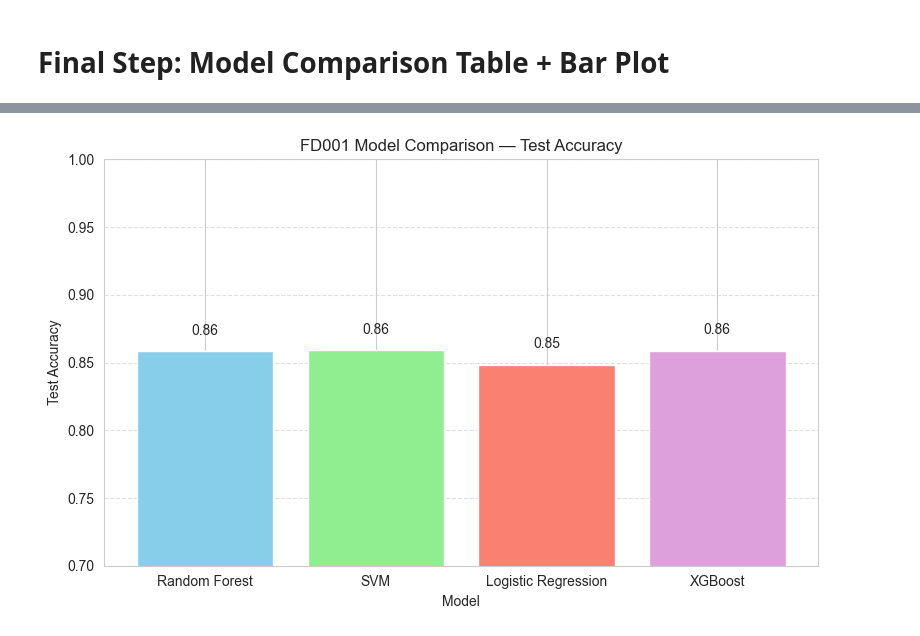
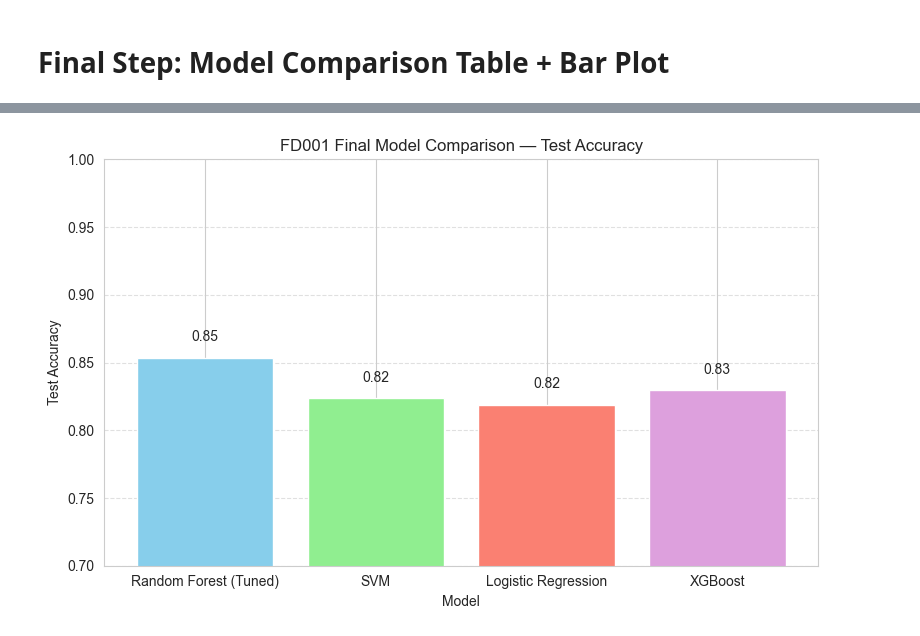
Before and after one commit to sunkenship2025/hybrid-predictive-maintenance, a Jupyter notebook: notebooks/phase3/fd001_classification.ipynb, the cells around one changed output, grey strips where cells are left out. Saved outputs shown, nothing was run; the diff lists cells and outputs as text; code cells hidden in the pictures.

```diff
--- a/notebooks/phase3/fd001_classification.ipynb
+++ b/notebooks/phase3/fd001_classification.ipynb
@@ -267,15 +281,16 @@ Name: count, dtype: int64
 # Step A: Add Rolling Statistics — Feature Engineering (FD001)
 # ============================================================
 
-ROLLING_WINDOW = 5  # Rolling window size (e.g., past 5 time steps)
+# ✅ Rolling statistics capture local trends, improving stage separation
+ROLLING_WINDOW = 5
 
-# ✅ Top 5 variance-based sensors (used across all steps)
-base_features_fd001 = ['sensor_11', 'sensor_12', 'sensor_4', 'sensor_2', 'sensor_21']
+# ✅ Top 5 sensors with highest variance (used throughout FD001 phase)
+top5_sensors_fd001 = ['sensor_11', 'sensor_12', 'sensor_4', 'sensor_2', 'sensor_21']
 
-# ✅ Add rolling mean and std for each base feature
-for sensor in base_features_fd001:
+# ✅ Add rolling mean and std deviation for each selected sensor
+for sensor in top5_sensors_fd001:
     df_fd001[f'{sensor}_roll_mean'] = df_fd001[sensor].rolling(window=ROLLING_WINDOW, min_periods=1).mean()
     df_fd001[f'{sensor}_roll_std'] = df_fd001[sensor].rolling(window=ROLLING_WINDOW, min_periods=1).std().fillna(0)
 
-print("✅ Rolling mean and std features added for selected sensors.")
+print("✅ Rolling mean and std features added for selected FD001 sensors.")
 # %% [output]
@@ -1141,54 +1466,49 @@ Fitting 5 folds for each of 24 candidates, totalling 120 fits
 # %% [markdown]
 # Final Step: Model Comparison Table + Bar Plot
 # %%
-# ============================================================
-# Final Step: Model Comparison Table + Bar Plot (FD001)
-# ============================================================
-
 import pandas as pd
 import matplotlib.pyplot as plt
 import os
 
-# 1. Final Results (Updated: with SMOTE + Rolling)
-model_comparison = {
-    'Model': ['Random Forest', 'SVM', 'Logistic Regression', 'XGBoost'],
+# Define final evaluation results for FD001
+model_comparison_fd001 = {
+    'Model': ['Random Forest (Tuned)', 'SVM', 'Logistic Regression', 'XGBoost'],
     'Train Accuracy': [
-        0.9450,     # RF from tuned with SMOTE + Rolling
-        0.8736,     # SVM with scaled + rolling
-        0.8557,     # LR with scaled + rolling
-        0.9450      # XGBoost with rolling only
+        0.9993,     # RF (Tuned + SMOTE + Rolling)
+        0.8288,     # SVM
+        0.8210,     # Logistic Regression
+        0.8897      # XGBoost
     ],
     'Test Accuracy': [
-        0.8583,     # RF tuned
-        0.8590,     # SVM
-        0.8483,     # LR
-        0.8587      # XGBoost
+        0.8534,     # RF Tuned
+        0.8238,     # SVM
+        0.8190,     # Logistic Regression
+        0.8294      # XGBoost
     ],
     'Mean F1 Macro Score (CV)': [
-        0.8086,     # RF tuned
-        0.8131,     # SVM
-        0.8093,     # LR
-        0.8186      # XGB
+        0.8086,     # RF
+        0.7508,     # SVM
+        0.7499,     # LR
+        0.7428      # XGB
     ]
 }
 
-# 2. Create DataFrame
-df = pd.DataFrame(model_comparison)
-print("✅ Model Comparison Table:\n")
-print(df)
+# Create DataFrame
+df = pd.DataFrame(model_comparison_fd001)
 
-# 3. Create folders if not exist
-report_dir = os.path.join('..', '..', 'report')
-figures_dir = os.path.join('..', '..', 'figures', 'phase3')
+# Create folders relative to current directory
+base_dir = os.path.abspath(os.path.join(os.getcwd(), '..', '..'))
+report_dir = os.path.join(base_dir, 'report')
+figures_dir = os.path.join(base_dir, 'figures', 'phase3')
 os.makedirs(report_dir, exist_ok=True)
 os.makedirs(figures_dir, exist_ok=True)
 
-# 4. Save table
-table_path = os.path.join(report_dir, 'fd001_model_comparison.csv')
+# Save the comparison table
+table_path = os.path.join(report_dir, 'phase3_model_comparison_fd001_final.csv')
 df.to_csv(table_path, index=False)
-print(f"\n✅ Model Comparison Table saved at: {table_path}")
+print(f"\n✅ Model Comparison Table saved at:\n{os.path.abspath(table_path)}")
 
-# 5. Plot: Test Accuracy
+# Bar Plot: Test Accuracy
 plt.figure(figsize=(8, 5))
 colors = ['skyblue', 'lightgreen', 'salmon', 'plum']
 bars = plt.bar(df['Model'], df['Test Accuracy'], color=colors)
@@ -1196,20 +1516,19 @@ bars = plt.bar(df['Model'], df['Test Accuracy'], color=colors)
 # Annotate bars
 for bar in bars:
     height = bar.get_height()
-    plt.text(bar.get_x() + bar.get_width() / 2.0, height + 0.01,
+    plt.text(bar.get_x() + bar.get_width()/2.0, height + 0.01,
              f'{height:.2f}', ha='center', va='bottom')
 
 plt.ylim(0.7, 1.0)
-plt.title('FD001 Model Comparison — Test Accuracy')
+plt.title('FD001 Final Model Comparison — Test Accuracy')
 plt.ylabel('Test Accuracy')
 plt.xlabel('Model')
 plt.grid(axis='y', linestyle='--', alpha=0.6)
 plt.tight_layout()
 
-# 6. Save plot
-plot_path = os.path.join(figures_dir, 'fd001_model_comparison_test_accuracy.png')
+# Save the plot
+plot_path = os.path.join(figures_dir, 'model_comparison_test_accuracy_fd001_final.png')
 plt.savefig(plot_path)
 plt.show()
-
-print(f"\n✅ Model Comparison Bar Plot saved at: {plot_path}")
+print(f"✅ Bar Plot saved at:\n{os.path.abspath(plot_path)}")
 # %% [output]
@@ -1231 +1537 @@ print(f"\n✅ Model Comparison Bar Plot saved at: {plot_path}")
-[figure, old version]
+[figure, new version]
```
Also changed, not shown: parts of 25 cells of this notebook, 34 other files.
